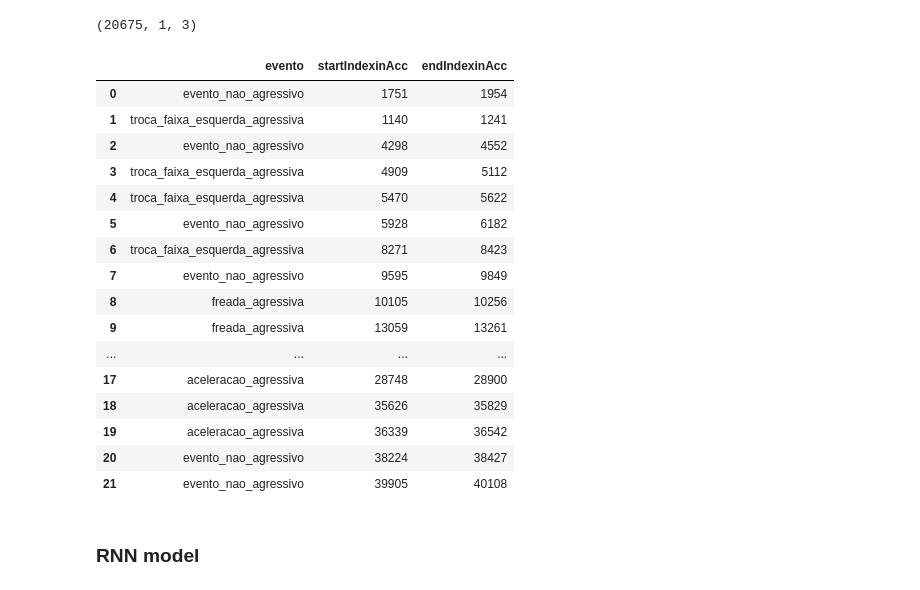
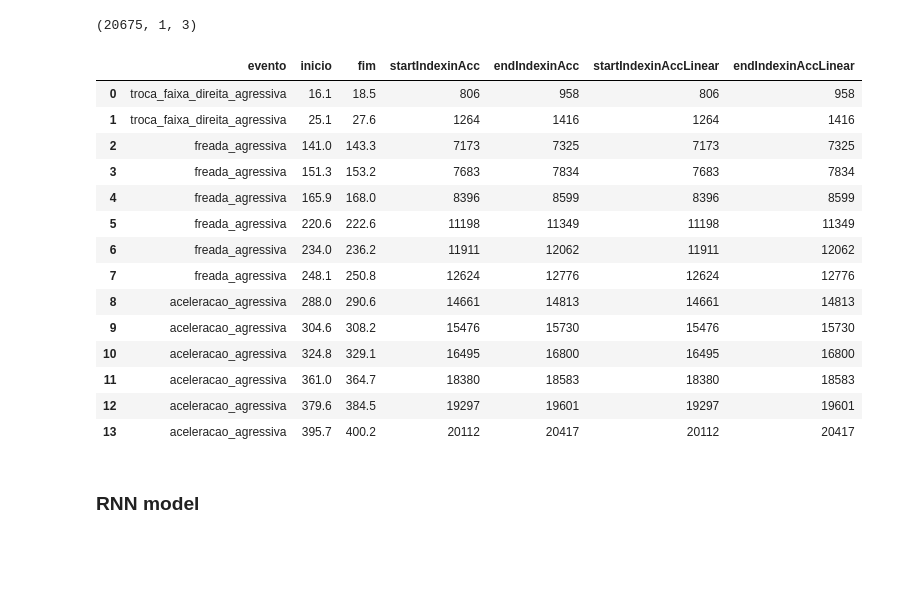
Before and after one commit to Nimtaa/Noisy, a Jupyter notebook: NeuralNetworks.ipynb, the cells around one changed output. Cells and saved outputs as stored; diff of their text form; code cells hidden in the pictures; blank space fills up the shorter version.

```diff
--- a/NeuralNetworks.ipynb
+++ b/NeuralNetworks.ipynb
@@ -63,26 +61,24 @@ target_array_reshape = np.squeeze(target_array, axis = 1)
 x_test_set_array.shape
 # %% [output]
 (20675, 1, 3)
-# %%
-gtTrain
-# %% [output]
-|  | evento | startIndexinAcc | endIndexinAcc |
-| 0 | evento_nao_agressivo | 1751 | 1954 |
-| 1 | troca_faixa_esquerda_agressiva | 1140 | 1241 |
-| 2 | evento_nao_agressivo | 4298 | 4552 |
-| 3 | troca_faixa_esquerda_agressiva | 4909 | 5112 |
-| 4 | troca_faixa_esquerda_agressiva | 5470 | 5622 |
-| 5 | evento_nao_agressivo | 5928 | 6182 |
-| 6 | troca_faixa_esquerda_agressiva | 8271 | 8423 |
-| 7 | evento_nao_agressivo | 9595 | 9849 |
-| 8 | freada_agressiva | 10105 | 10256 |
-| 9 | freada_agressiva | 13059 | 13261 |
-| ... | ... | ... | ... |
-| 17 | aceleracao_agressiva | 28748 | 28900 |
-| 18 | aceleracao_agressiva | 35626 | 35829 |
-| 19 | aceleracao_agressiva | 36339 | 36542 |
-| 20 | evento_nao_agressivo | 38224 | 38427 |
-| 21 | evento_nao_agressivo | 39905 | 40108 |
+# %%
+gtTest
+# %% [output]
+|  | evento | inicio | fim | startIndexinAcc | endIndexinAcc | startIndexinAccLinear | endIndexinAccLinear |
+| 0 | troca_faixa_direita_agressiva | 16.1 | 18.5 | 806 | 958 | 806 | 958 |
+| 1 | troca_faixa_direita_agressiva | 25.1 | 27.6 | 1264 | 1416 | 1264 | 1416 |
+| 2 | freada_agressiva | 141.0 | 143.3 | 7173 | 7325 | 7173 | 7325 |
+| 3 | freada_agressiva | 151.3 | 153.2 | 7683 | 7834 | 7683 | 7834 |
+| 4 | freada_agressiva | 165.9 | 168.0 | 8396 | 8599 | 8396 | 8599 |
+| 5 | freada_agressiva | 220.6 | 222.6 | 11198 | 11349 | 11198 | 11349 |
+| 6 | freada_agressiva | 234.0 | 236.2 | 11911 | 12062 | 11911 | 12062 |
+| 7 | freada_agressiva | 248.1 | 250.8 | 12624 | 12776 | 12624 | 12776 |
+| 8 | aceleracao_agressiva | 288.0 | 290.6 | 14661 | 14813 | 14661 | 14813 |
+| 9 | aceleracao_agressiva | 304.6 | 308.2 | 15476 | 15730 | 15476 | 15730 |
+| 10 | aceleracao_agressiva | 324.8 | 329.1 | 16495 | 16800 | 16495 | 16800 |
+| 11 | aceleracao_agressiva | 361.0 | 364.7 | 18380 | 18583 | 18380 | 18583 |
+| 12 | aceleracao_agressiva | 379.6 | 384.5 | 19297 | 19601 | 19297 | 19601 |
+| 13 | aceleracao_agressiva | 395.7 | 400.2 | 20112 | 20417 | 20112 | 20417 |
 # %% [markdown]
 ### RNN model
 # %%
```
Also changed, not shown: parts of 15 cells of this notebook.
